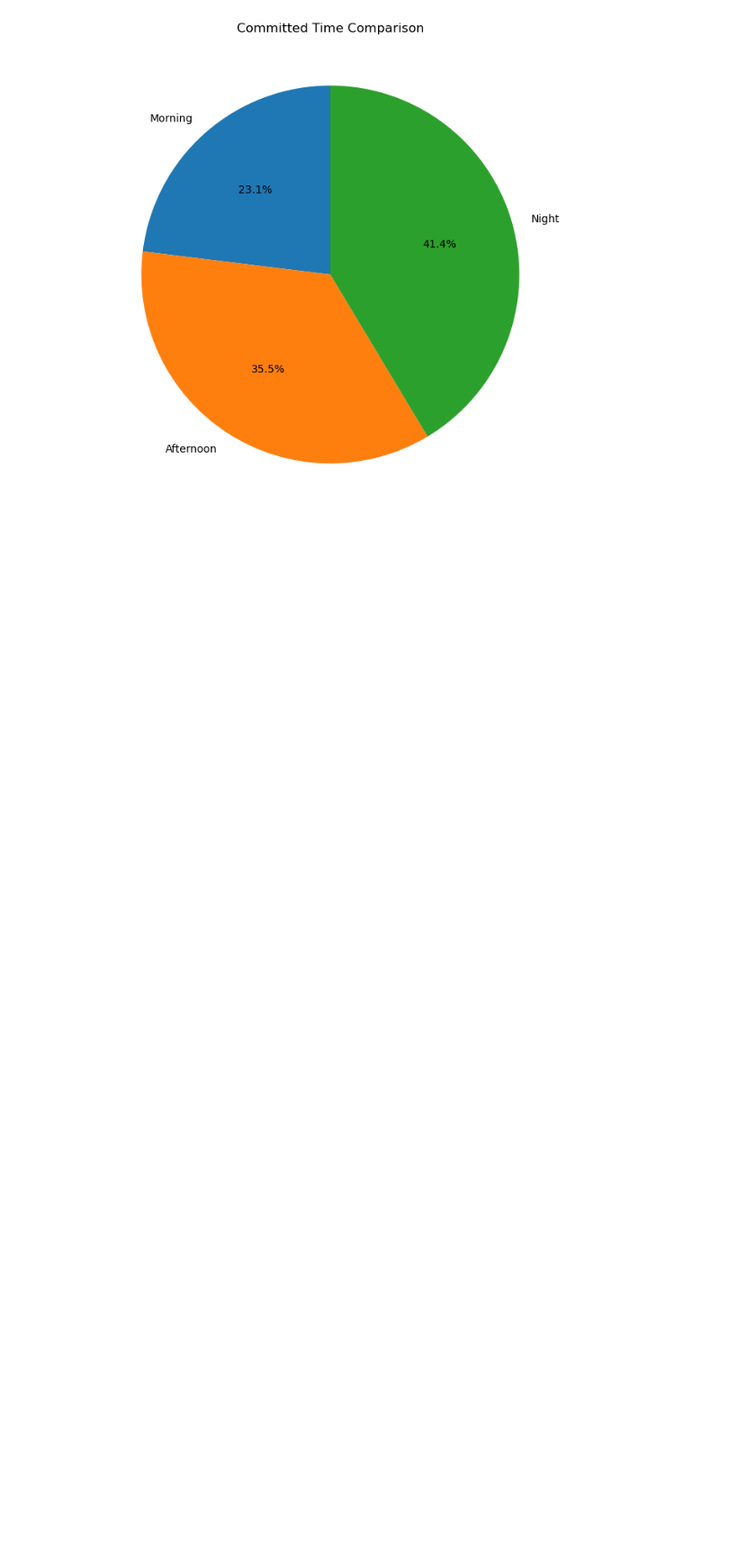
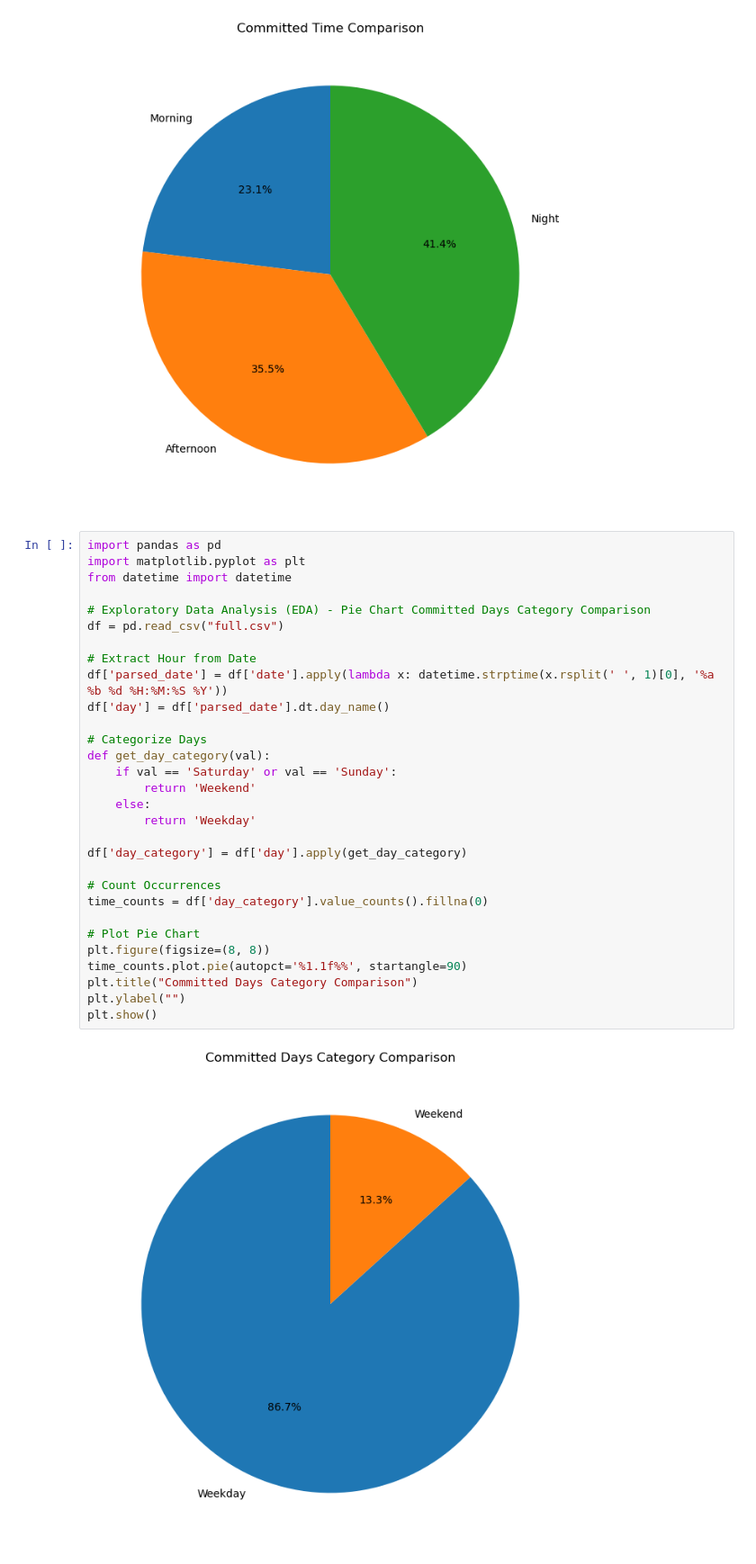
Before and after one commit to FlazeFy2/NLP_GitHub-Commit-Messages-Dataset, a Jupyter notebook: exploratory data analysis-pie.ipynb, the cells around one changed output. Shown at 90% size. Drawn from its saved outputs; the diff is of its cells as text; blank space fills up the shorter version.

Commit message:
[DS] Exploratory Data Analysis (EDA) - Pie Chart Committed Days Category Comparison

```diff
--- a/exploratory data analysis-pie.ipynb
+++ b/exploratory data analysis-pie.ipynb
@@ -57,3 +57,35 @@ plt.ylabel("")
 plt.show()
 # %% [output]
 [figure]
+# %%
+import pandas as pd
+import matplotlib.pyplot as plt
+from datetime import datetime
+
+# Exploratory Data Analysis (EDA) - Pie Chart Committed Days Category Comparison
+df = pd.read_csv("full.csv")
+
+# Extract Hour from Date
+df['parsed_date'] = df['date'].apply(lambda x: datetime.strptime(x.rsplit(' ', 1)[0], '%a %b %d %H:%M:%S %Y'))
+df['day'] = df['parsed_date'].dt.day_name()
+
+# Categorize Days
+def get_day_category(val):
+    if val == 'Saturday' or val == 'Sunday':
+        return 'Weekend'
+    else:
+        return 'Weekday'
+
+df['day_category'] = df['day'].apply(get_day_category)
+
+# Count Occurrences
+time_counts = df['day_category'].value_counts().fillna(0)
+
+# Plot Pie Chart
+plt.figure(figsize=(8, 8))
+time_counts.plot.pie(autopct='%1.1f%%', startangle=90)
+plt.title("Committed Days Category Comparison")
+plt.ylabel("")
+plt.show()
+# %% [output]
+[figure, added]
```
